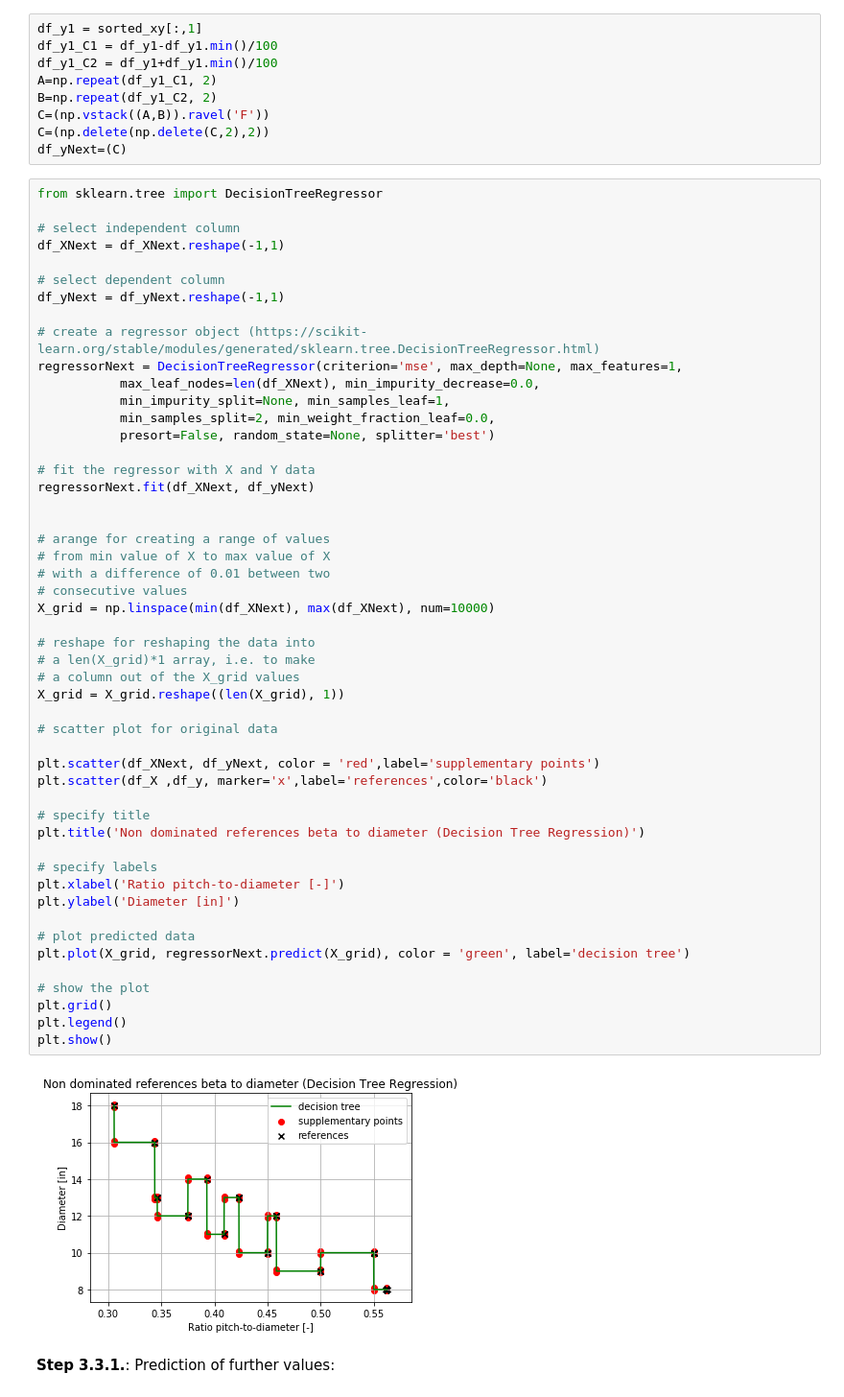
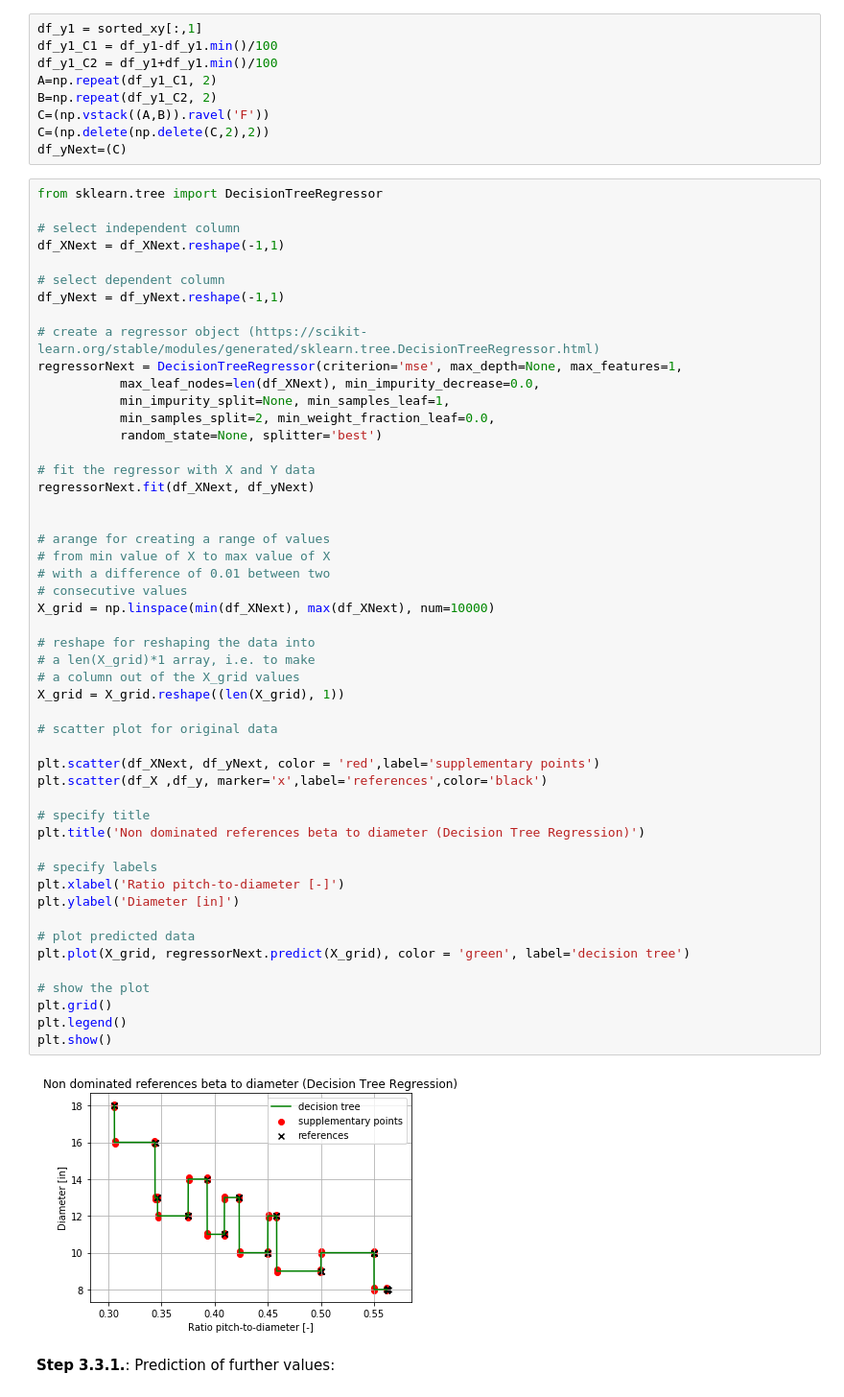
Before and after one commit to aitorochotorena/Optimization-based-on-catalogue-selection-and-representation-of-Pareto-charts, a Jupyter notebook: decision trees/decision_trees_props.ipynb, the cells around one changed output. Shown at 96% size. Saved outputs shown, nothing was run; the diff lists cells and outputs as text.

```diff
--- a/decision trees/decision_trees_props.ipynb
+++ b/decision trees/decision_trees_props.ipynb
@@ -324,7 +324,7 @@ regressorNext = DecisionTreeRegressor(criterion='mse', max_depth=None, max_featu
            max_leaf_nodes=len(df_XNext), min_impurity_decrease=0.0,
            min_impurity_split=None, min_samples_leaf=1,
            min_samples_split=2, min_weight_fraction_leaf=0.0,
-           presort=False, random_state=None, splitter='best')
+           random_state=None, splitter='best')
 
 # fit the regressor with X and Y data
 regressorNext.fit(df_XNext, df_yNext)
@@ -334,34 +334,34 @@ regressorNext.fit(df_XNext, df_yNext)
 # from min value of X to max value of X
 # with a difference of 0.01 between two
 # consecutive values
 X_grid = np.linspace(min(df_XNext), max(df_XNext), num=10000)
 
 # reshape for reshaping the data into
 # a len(X_grid)*1 array, i.e. to make
 # a column out of the X_grid values
 X_grid = X_grid.reshape((len(X_grid), 1))
 
 # scatter plot for original data
 
 plt.scatter(df_XNext, df_yNext, color = 'red',label='supplementary points')
 plt.scatter(df_X ,df_y, marker='x',label='references',color='black')
 
 # specify title
 plt.title('Non dominated references beta to diameter (Decision Tree Regression)')
 
 # specify labels
 plt.xlabel('Ratio pitch-to-diameter [-]')
 plt.ylabel('Diameter [in]')
 
 # plot predicted data
 plt.plot(X_grid, regressorNext.predict(X_grid), color = 'green', label='decision tree')
 
 # show the plot
 plt.grid()
 plt.legend()
 plt.show()
 # %% [output]
-[figure, old version]
+[figure, new version]
 # %% [markdown]
 **Step 3.3.1.**: Prediction of further values:
 # %%
```
Also changed, not shown: parts of 5 cells of this notebook, 3 other files.
